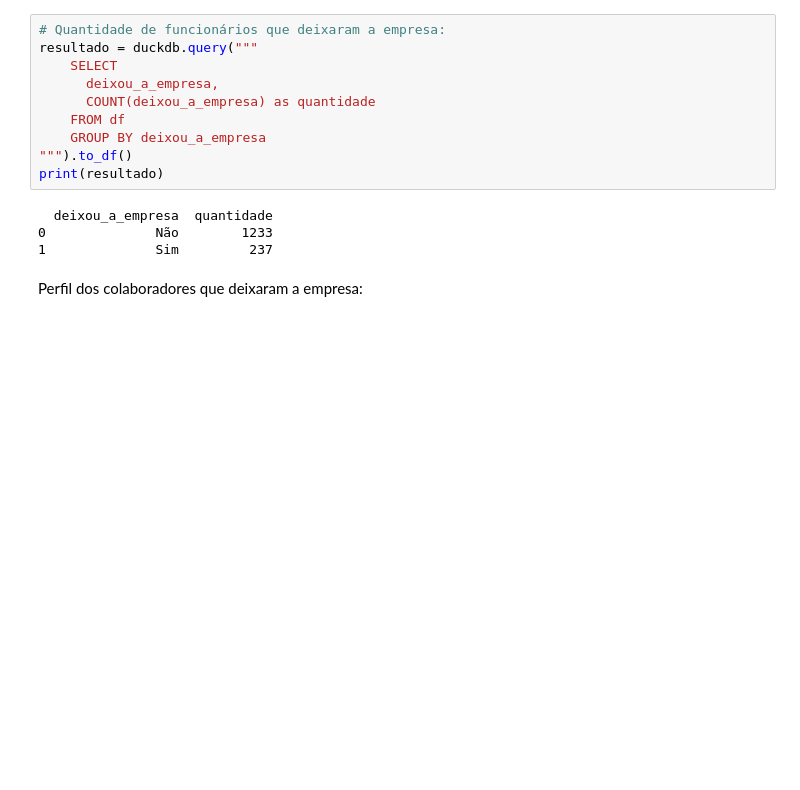
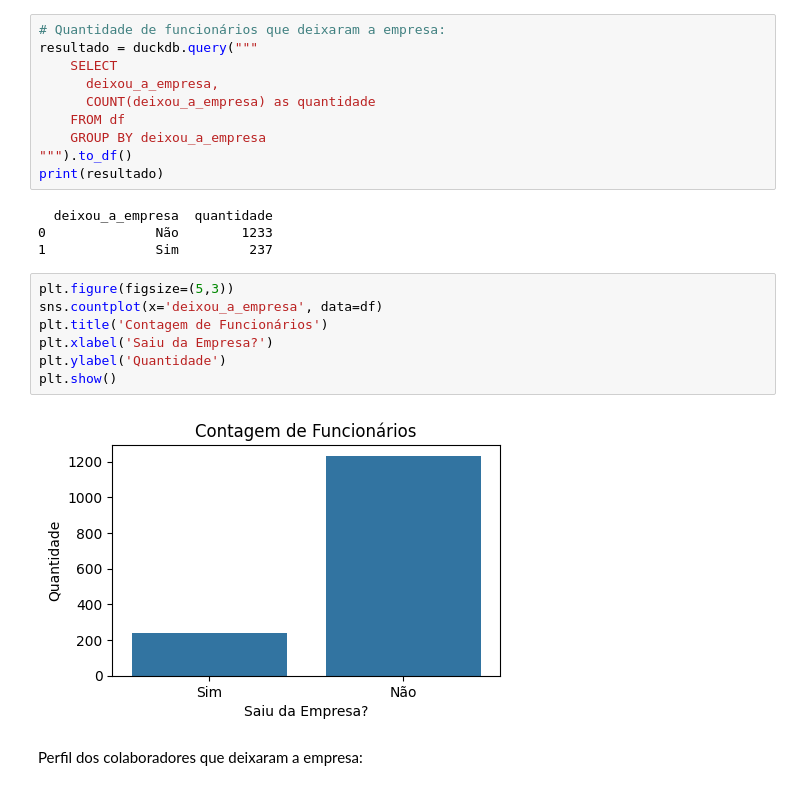
Before and after one commit to marianamartins228/ProjetoBootcampRestart2025, a Jupyter notebook: Projeto_Bootcamp_Restart_Data_Girls_2025.ipynb, the cells around one changed output. Drawn from its saved outputs; the diff is of its cells as text; blank space fills up the shorter version.

```diff
--- a/Projeto_Bootcamp_Restart_Data_Girls_2025.ipynb
+++ b/Projeto_Bootcamp_Restart_Data_Girls_2025.ipynb
@@ -566,6 +566,15 @@ print(resultado)
   deixou_a_empresa  quantidade
 0              Não        1233
 1              Sim         237
+# %%
+plt.figure(figsize=(5,3))
+sns.countplot(x='deixou_a_empresa', data=df)
+plt.title('Contagem de Funcionários')
+plt.xlabel('Saiu da Empresa?')
+plt.ylabel('Quantidade')
+plt.show()
+# %% [output]
+[figure, added]
 # %% [markdown]
 Perfil dos colaboradores que deixaram a empresa:
 # %%
```
Also changed, not shown: parts of 20 cells of this notebook.
